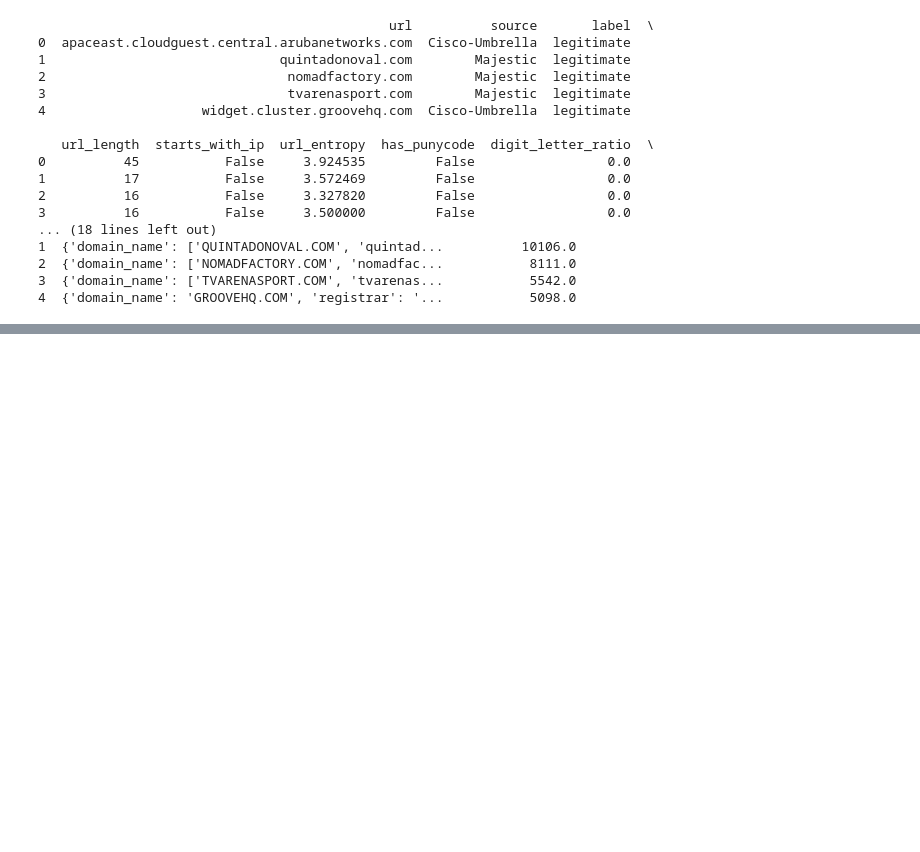
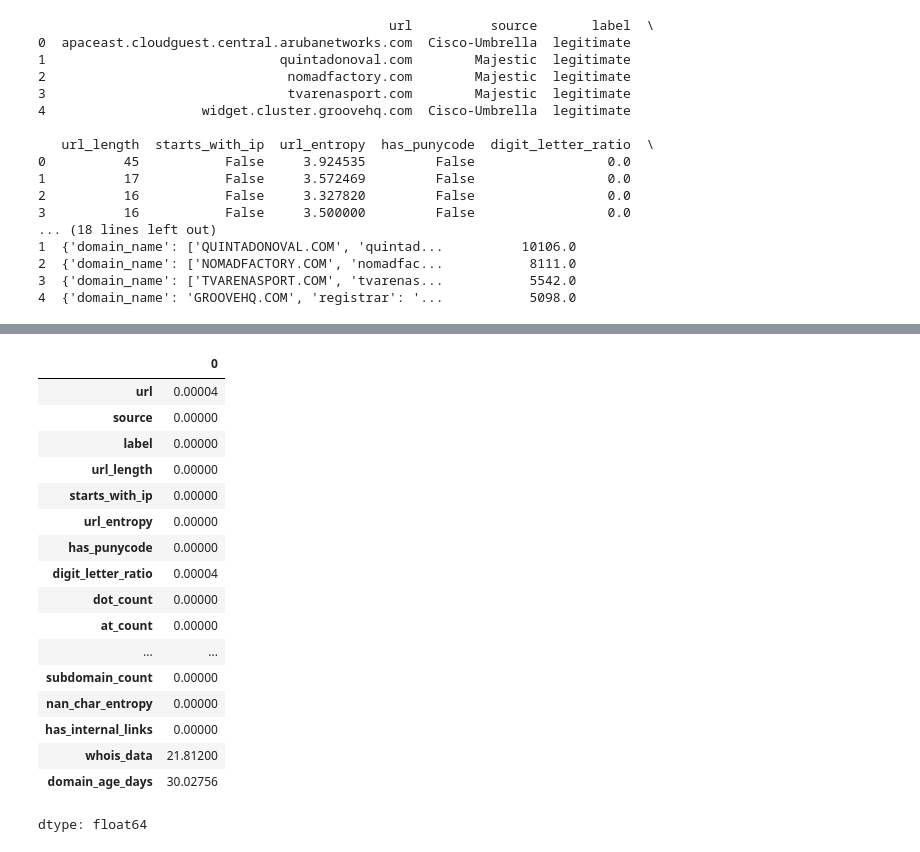
Before and after one commit to islak/phishing-detection, a Jupyter notebook: phishing.ipynb, the cells around one changed output, grey strips where cells are left out. Cells and saved outputs as stored; diff of their text form; code cells hidden in the pictures; blank space fills up the shorter version.

```diff
--- a/phishing.ipynb
+++ b/phishing.ipynb
@@ -63,0 +127,22 @@ print(df.head())
+# %%
+# missing vals in %
+df.isnull().sum()/len(df) * 100
+# %% [output]
+|  | 0 |
+| url | 0.00004 |
+| source | 0.00000 |
+| label | 0.00000 |
+| url_length | 0.00000 |
+| starts_with_ip | 0.00000 |
+| url_entropy | 0.00000 |
+| has_punycode | 0.00000 |
+| digit_letter_ratio | 0.00004 |
+| dot_count | 0.00000 |
+| at_count | 0.00000 |
+| ... | ... |
+| subdomain_count | 0.00000 |
+| nan_char_entropy | 0.00000 |
+| has_internal_links | 0.00000 |
+| whois_data | 21.81200 |
+| domain_age_days | 30.02756 |
+dtype: float64
```
Also changed, not shown: parts of 15 cells of this notebook.
